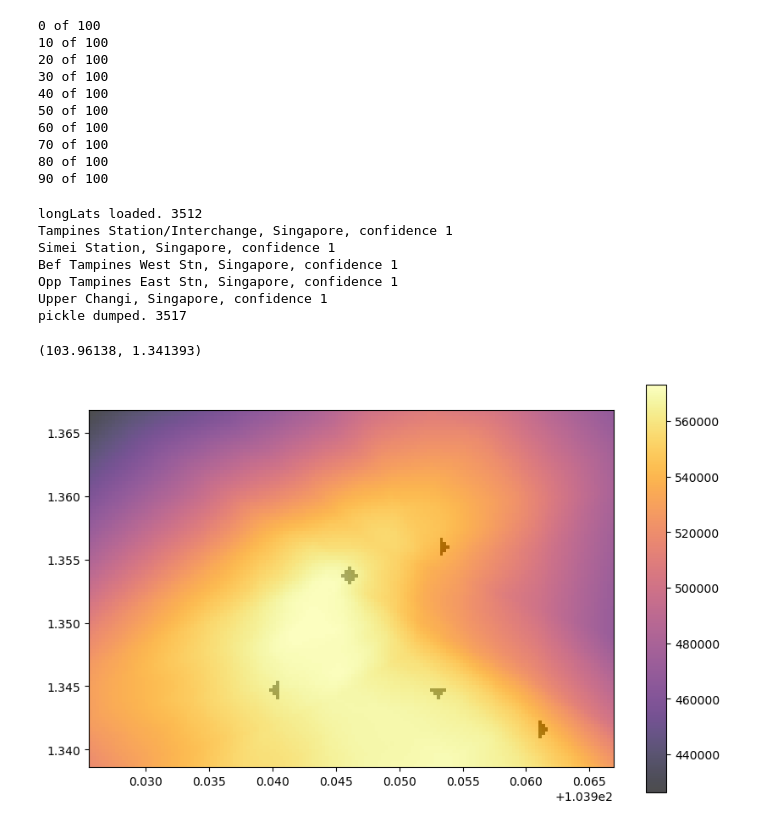
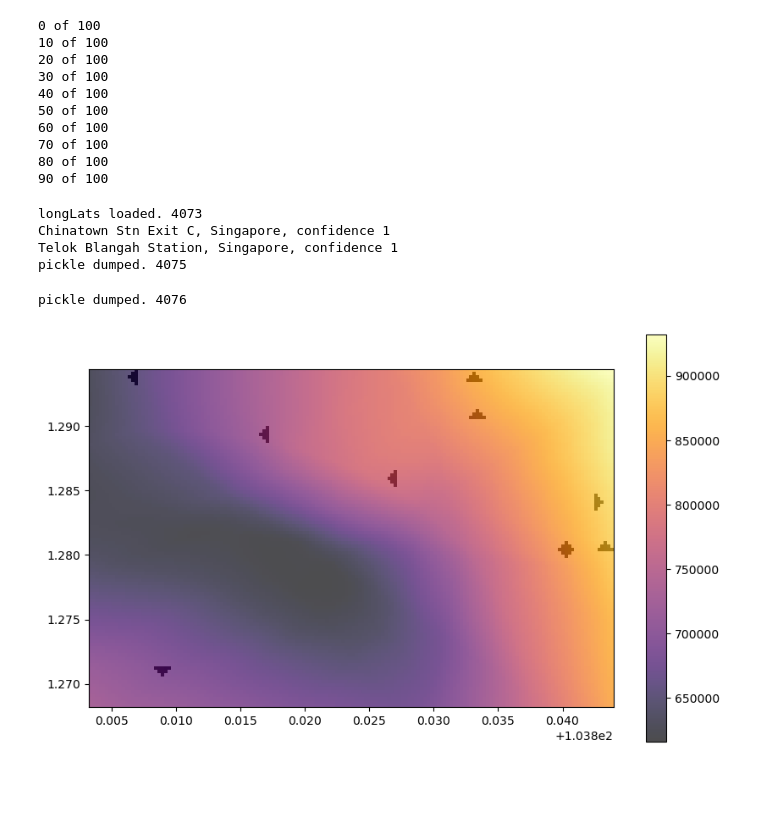
Before and after one commit to kelvinsjk/hdb-resale-price-ai, a Jupyter notebook: api-access-bukitmerah.ipynb, the cells around one changed output. Drawn from its saved outputs; the diff is of its cells as text; code cells hidden in the pictures; blank space fills up the shorter version.

```diff
--- a/api-access-bukitmerah.ipynb
+++ b/api-access-bukitmerah.ipynb
@@ -184,3 +184,6 @@ df
 | 152636 | BUKIT MERAH | 5 ROOM | 26 | TELOK BLANGAH CRES | 114.0 | Standard | 1975 | ... |
 | 152637 | BUKIT MERAH | 5 ROOM | 87 | TELOK BLANGAH HTS | 111.0 | Improved | 2003 | ... |
 798 rows × 11 columns
+# %%
+df = pd.read_csv(f'./data/{town}_June22_May23_without_newest.csv')
+df
@@ -268,7 +285,7 @@ for i,lat in enumerate(lats):
 import http.client, urllib.parse
 import json
 
-mrts = ["Tampines MRT", "Simei MRT", "Tampines West MRT", "Tampines East MRT", "Upper Changi MRT"]
+mrts = ["Outram Park MRT", "Tiong Bahru MRT", "Redhill MRT", "Queenstown MRT", "Great World MRT", "Havelock MRT", "Maxwell MRT" "Chinatown MRT", "Telok Blangah MRT"]
 longLats = load_pkl()
 
 responses = []
@@ -285,7 +302,7 @@ for mrt in mrts:
 	data = res.read()
 	dataList = json.loads(data.decode('utf-8'))['data']
 	if (len(dataList)==0):
-		print(f"check {add}. No data returned")
+		print(f"check {mrt}. No data returned")
 		count += 1
 		errors.append(add)
 		continue
@@ -299,17 +316,16 @@ for mrt in mrts:
 
 dump_pkl(longLats)
 # %% [output]
-longLats loaded. 3512
-Tampines Station/Interchange, Singapore, confidence 1
-Simei Station, Singapore, confidence 1
-Bef Tampines West Stn, Singapore, confidence 1
-Opp Tampines East Stn, Singapore, confidence 1
-Upper Changi, Singapore, confidence 1
-pickle dumped. 3517
+longLats loaded. 4073
+Chinatown Stn Exit C, Singapore, confidence 1
+Telok Blangah Station, Singapore, confidence 1
+pickle dumped. 4075
-# %%
-longLats['Upper Changi MRT']
-# %% [output]
-(103.96138, 1.341393)
+# %%
+mrts = ["Outram Park MRT", "Tiong Bahru MRT", "Redhill MRT", "Queenstown MRT", "Great World MRT", "Havelock MRT", "Maxwell MRT", "Chinatown MRT", "Telok Blangah MRT"]
+longLats['Maxwell MRT'] = (103.84403,1.28057)
+dump_pkl(longLats)
+# %% [output]
+pickle dumped. 4076
 # %%
 def min_coords(long,lat):
   return (np.abs((longs-long)).argmin(), np.abs(lats-lat).argmin())
@@ -366,35 +382,46 @@ def map_down(i,j):
 def map_star(i,j):
   mrt_map[j+1][i]=1
   mrt_map[j+1][i-1]=1
   mrt_map[j+1][i+1]=1
   mrt_map[j-1][i]=1
   mrt_map[j-1][i+1]=1
   mrt_map[j-1][i-1]=1
   mrt_map[j][i]=1
   mrt_map[j][i-1]=1
   mrt_map[j][i+1]=1
   mrt_map[j][i-2]=1
   mrt_map[j][i+2]=1
   mrt_map[j+2][i]=1
   mrt_map[j-2][i]=1
 mrt_map = np.zeros((n2,n1))
 
+mrts = ["Outram Park MRT", "Tiong Bahru MRT", "Redhill MRT", "Queenstown MRT", "Great World MRT", "Havelock MRT", "Maxwell MRT", "Chinatown MRT", "Telok Blangah MRT"]
 map_star(*min_coords(*longLats[mrts[0]]))
-map_down(*min_coords(*longLats[mrts[1]]))
+map_left(*min_coords(*longLats[mrts[1]]))
 map_left(*min_coords(*longLats[mrts[2]]))
-map_right(*min_coords(*longLats[mrts[3]]))
-map_right(*min_coords(*longLats[mrts[4]]))
+#map_left(*min_coords(*longLats[mrts[3]]))
+(i,j) = min_coords(*longLats[mrts[3]])
+map_left(i,j-2)
+#map_up(*min_coords(*longLats[mrts[4]]))
+(i,j) = min_coords(*longLats[mrts[4]])
+map_up(i,j-2)
+map_up(*min_coords(*longLats[mrts[5]]))
+#map_up(*min_coords(*longLats[mrts[6]]))
+(i,j) = min_coords(*longLats[mrts[6]])
+map_up(i-2,j)
+map_right(*min_coords(*longLats[mrts[7]]))
+map_down(*min_coords(*longLats[mrts[8]]))
 
 fig,ax=plt.subplots()
 #mrt
 #color map
 shw2 = ax.imshow(mrt_map, extent=[longLeft, longRight, latLeft, latRight], origin='lower',cmap='Greys',alpha=1.0)
 shw = ax.imshow(prices, extent=[longLeft, longRight, latLeft, latRight], origin='lower',alpha=0.7, cmap='inferno')
 bar = plt.colorbar(shw)
 fig.set_figwidth(10)
 fig.set_figheight(10/n1*n2)
 
 plt.show()
 # %% [output]
-[figure, old version]
+[figure, new version]
 # %%
```
Also changed, not shown: parts of 5 cells of this notebook, 3 other files.
